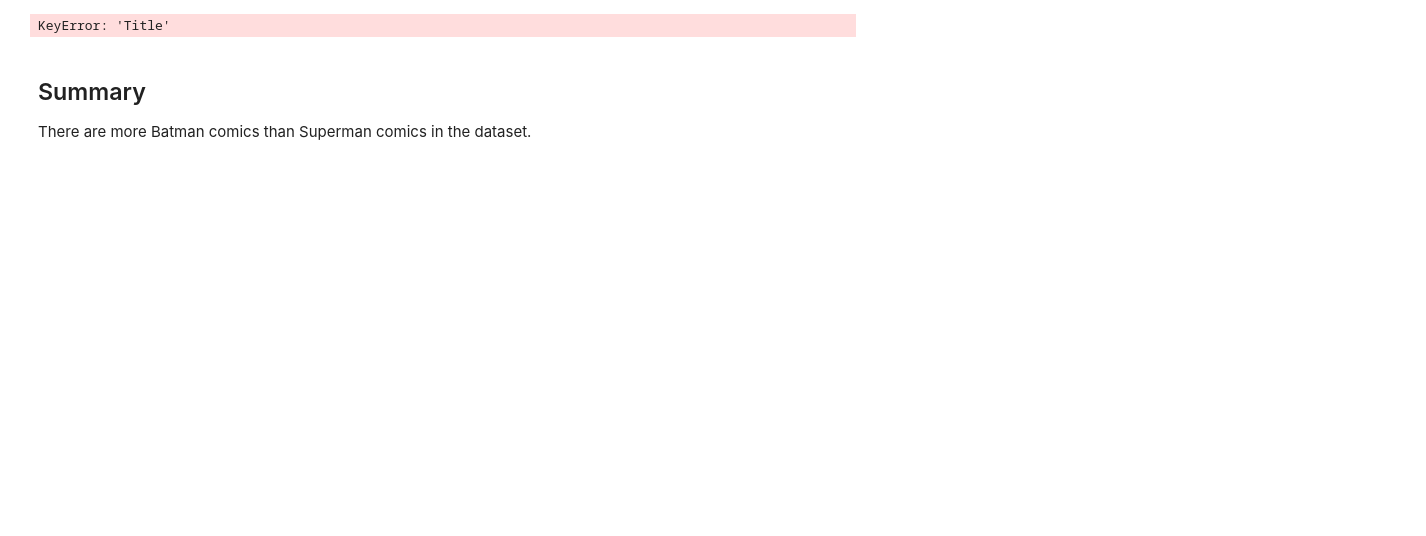
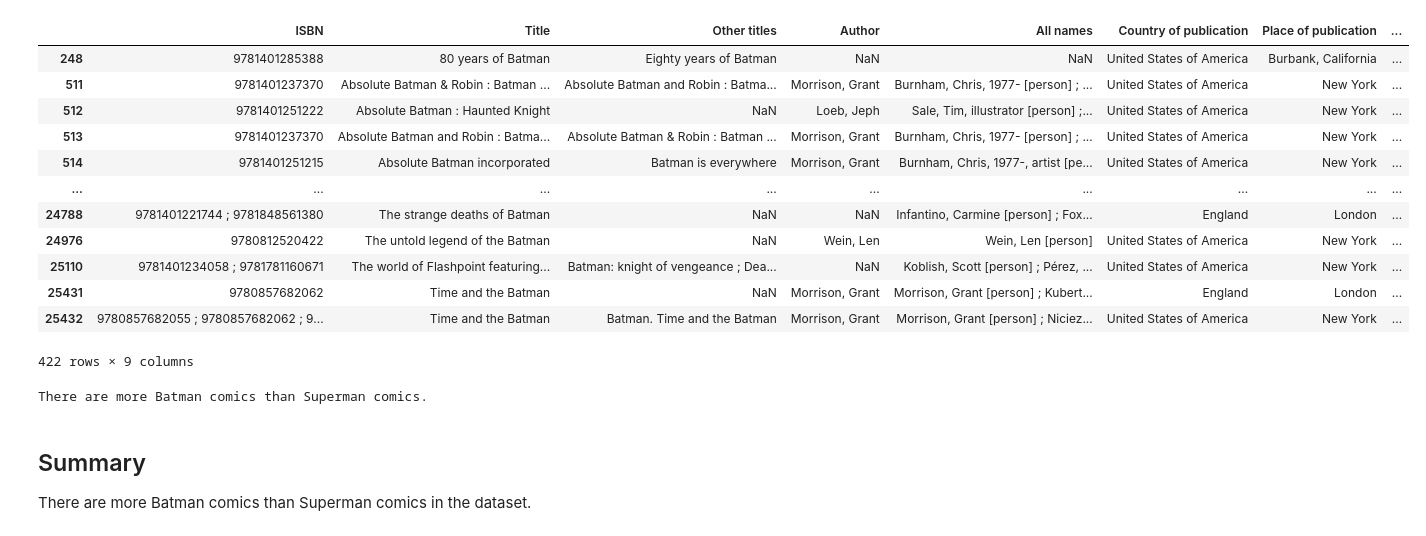
Before and after one commit to juanlavieri/ai-bootcamp-week-4, a Jupyter notebook: M4_Class_1_Activities/08-Stu_Comic_Books_CSV/Unsolved/comic_books.ipynb, the cells around one changed output. Saved outputs shown, nothing was run; the diff lists cells and outputs as text; code cells hidden in the pictures; blank space fills up the shorter version.

```diff
--- a/M4_Class_1_Activities/08-Stu_Comic_Books_CSV/Unsolved/comic_books.ipynb
+++ b/M4_Class_1_Activities/08-Stu_Comic_Books_CSV/Unsolved/comic_books.ipynb
@@ -22,16 +64,31 @@ len(comics_1960s_df)
 # %%
 # Are there more batman comics or superman comics?
 # To start, how many batman comics are listed?
 batman_comics_df = cleanse_comic_books_df.loc[cleanse_comic_books_df['Title'].str.contains('Batman')]
+batman_comics_df
+# %% [output]
+|  | ISBN | Title | Other titles | Author | All names | Country of publication | Place of publication | ... |
+| 248 | 9781401285388 | 80 years of Batman | Eighty years of Batman | NaN | NaN | United States of America | Burbank, California | ... |
+| 511 | 9781401237370 | Absolute Batman & Robin : Batman ... | Absolute Batman and Robin : Batma... | Morrison, Grant | Burnham, Chris, 1977- [person] ; ... | United States of America | New York | ... |
+| 512 | 9781401251222 | Absolute Batman : Haunted Knight | NaN | Loeb, Jeph | Sale, Tim, illustrator [person] ;... | United States of America | New York | ... |
+| 513 | 9781401237370 | Absolute Batman and Robin : Batma... | Absolute Batman & Robin : Batman ... | Morrison, Grant | Burnham, Chris, 1977- [person] ; ... | United States of America | New York | ... |
+| 514 | 9781401251215 | Absolute Batman incorporated | Batman is everywhere | Morrison, Grant | Burnham, Chris, 1977-, artist [pe... | United States of America | New York | ... |
+| ... | ... | ... | ... | ... | ... | ... | ... | ... |
+| 24788 | 9781401221744 ; 9781848561380 | The strange deaths of Batman | NaN | NaN | Infantino, Carmine [person] ; Fox... | England | London | ... |
+| 24976 | 9780812520422 | The untold legend of the Batman | NaN | Wein, Len | Wein, Len [person] | United States of America | New York | ... |
+| 25110 | 9781401234058 ; 9781781160671 | The world of Flashpoint featuring... | Batman: knight of vengeance ; Dea... | NaN | Koblish, Scott [person] ; Pérez, ... | United States of America | New York | ... |
+| 25431 | 9780857682062 | Time and the Batman | NaN | Morrison, Grant | Morrison, Grant [person] ; Kubert... | England | London | ... |
+| 25432 | 9780857682055 ; 9780857682062 ; 9... | Time and the Batman | Batman. Time and the Batman | Morrison, Grant | Morrison, Grant [person] ; Niciez... | United States of America | New York | ... |
+422 rows × 9 columns
 # %%
 # How many superman comics are listed?
-superman_comics_df = cleanse_comic_books_df.loc[cleanse_comic_books_df.loc['Title'].str.contains('Superman')]
+superman_comics_df = cleanse_comic_books_df.loc[cleanse_comic_books_df['Title'].str.contains('Superman')]
 if len(batman_comics_df) > len(superman_comics_df):
     print("There are more Batman comics than Superman comics.")
 else :
     print("There are more Superman comics than Batman comics.")
 # %% [output]
-KeyError: 'Title'
+There are more Batman comics than Superman comics.
 # %% [markdown]
 ## Summary
 There are more Batman comics than Superman comics in the dataset.
```
Also changed, not shown: parts of 4 cells of this notebook.
